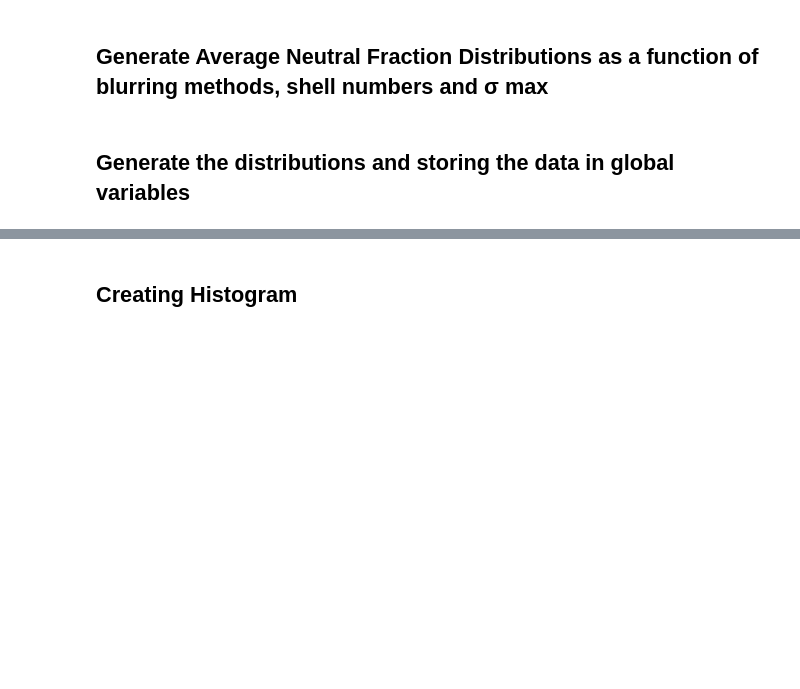
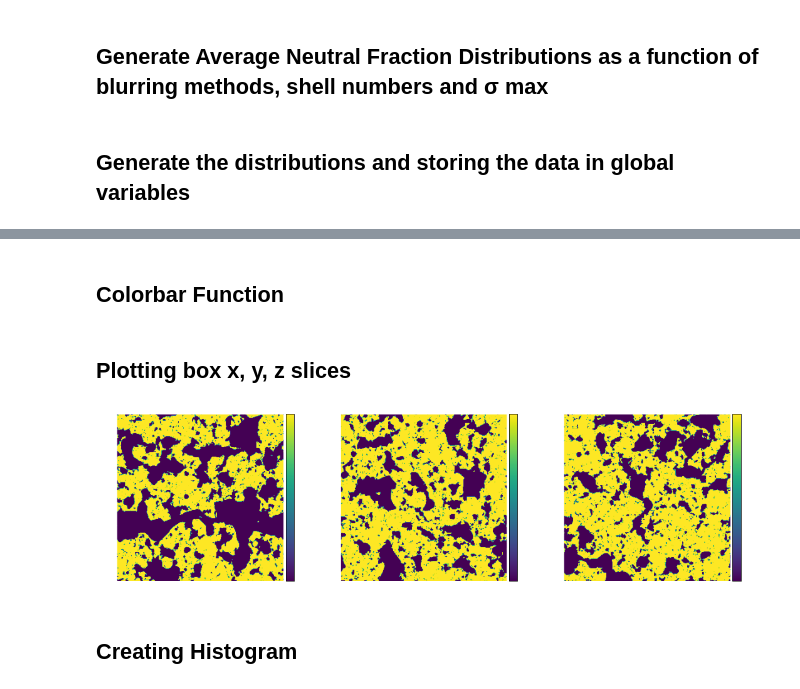
Before and after one commit to tommychinwj/HI_characterization, a Jupyter notebook: cube_HI_characterization.ipynb, the cells around one changed output, grey strips where cells are left out. Cells and saved outputs as stored; diff of their text form; code cells hidden in the pictures; blank space fills up the shorter version.

```diff
--- a/cube_HI_characterization.ipynb
+++ b/cube_HI_characterization.ipynb
@@ -682,3 +699,13 @@ noise_box = np.random.rand(301, 301, 301)
+# %%
+fig, ax = p21c.plotting.plot_global_history(lightcone, kind='xH_box')
+ax.set_title("Box Total Neutral Fraction vs. Redshift", color='white')
+ax.set_ylabel('Box Total Neutral Fraction', color='white')
+ax.set_xlabel('Redshift, z', color='white')
+ax.tick_params(axis='both', color='white', labelcolor='white')
+ax.grid()
+
+for spine in ax.spines.values():  # figure color
+    spine.set_edgecolor('white')
 # %% [markdown]
 ## Generate Average Neutral Fraction Distributions as a function of blurring methods, shell numbers and σ max
 # %%
@@ -778,3 +805,43 @@ progress = 100%, local time = 10:49:55PM PDT
+# %% [markdown]
+## Colorbar Function
+# %%
+def colorbar(mappable, plot_color='white'):
+    from mpl_toolkits.axes_grid1 import make_axes_locatable
+    last_axes = plt.gca()
+    ax = mappable.axes
+    fig = ax.figure
+    divider = make_axes_locatable(ax)
+    cax = divider.append_axes("right", size="5%", pad=0.05)
+    cbar = fig.colorbar(mappable, cax=cax)
+    plt.ylabel('Neutral Fraction', color=plot_color)
+    plt.tick_params(color=plot_color, labelcolor=plot_color)
+    plt.sca(last_axes)
+
+    ax.tick_params(color=plot_color, labelcolor=plot_color)
+
+    for spine in ax.spines.values():  # figure spine color
+        spine.set_edgecolor(plot_color)
+
+    return cbar
+# %% [markdown]
+## Plotting box x, y, z slices
+# %%
+fig, (ax1, ax2, ax3) = plt.subplots(ncols=3, figsize=(15,15))
+
+img1 = ax1.imshow(ionized[0,:,:], origin='lower')
+colorbar(img1)
+
+img2 = ax2.imshow(ionized[:,0,:], origin='lower')
+colorbar(img2)
+
+img3 = ax3.imshow(ionized[:,:,0], origin='lower')
+colorbar(img3)
+
+
+
+plt.tight_layout(h_pad=1)
+# %% [output]
+[figure, added]
 # %% [markdown]
 ## Creating Histogram
 # %%
```
Also changed, not shown: parts of 12 cells of this notebook, 1 other file.
